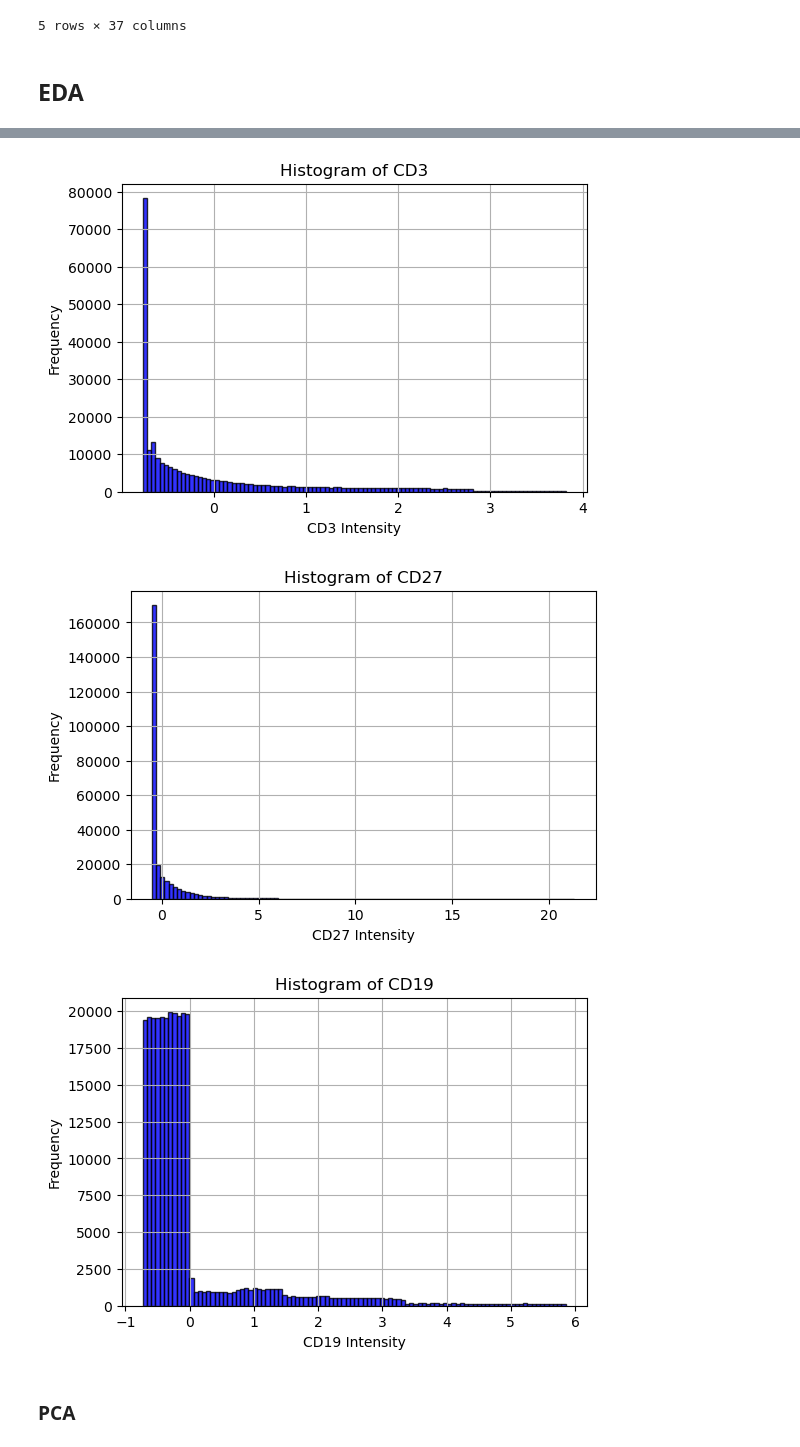
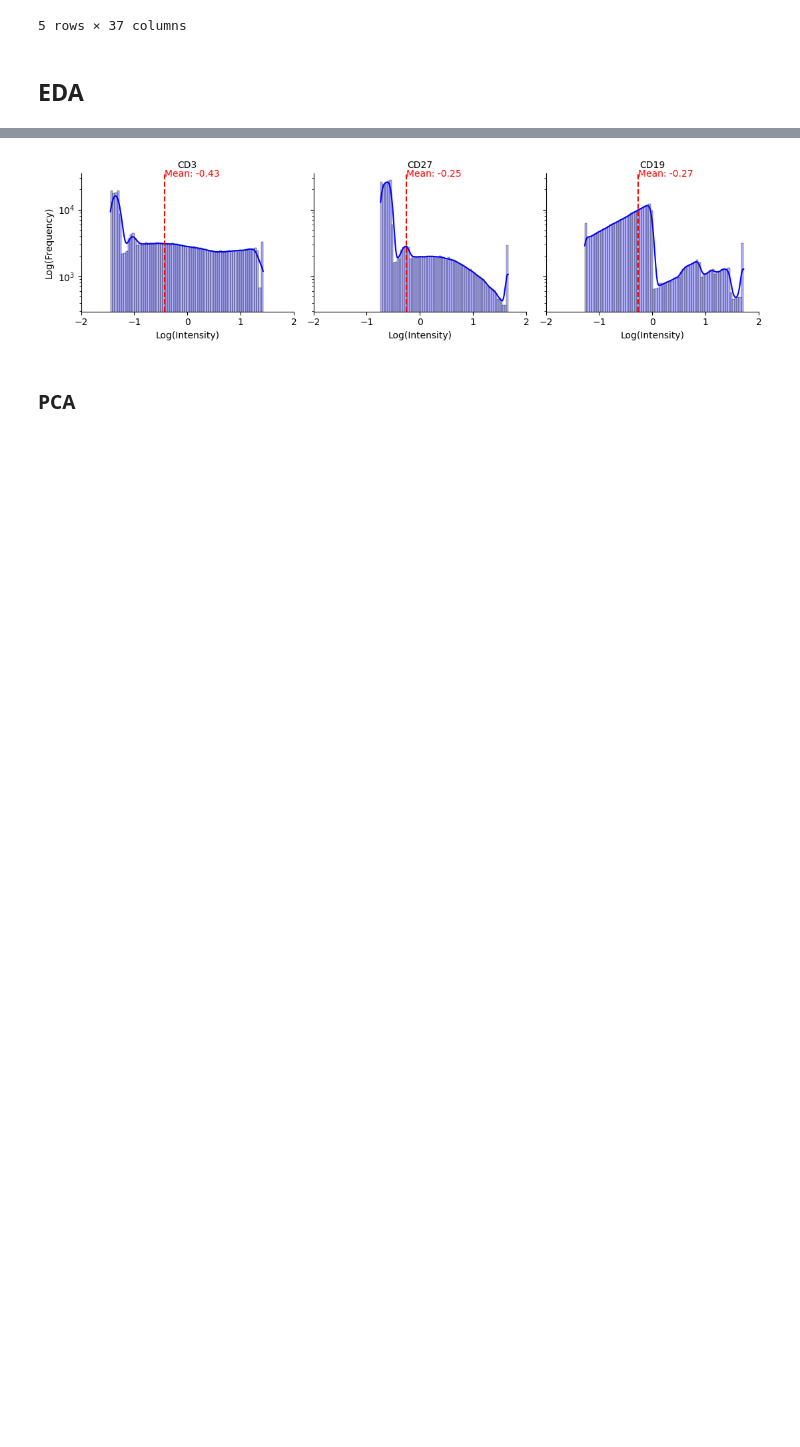
Before and after one commit to mehdimerbah/CellCNN, a Jupyter notebook: NK_sc_analysis.ipynb, the cells around one changed output, grey strips where cells are left out. Drawn from its saved outputs; the diff is of its cells as text; code cells hidden in the pictures; blank space fills up the shorter version.

Commit message:
modified marker histogram plotting

```diff
--- a/NK_sc_analysis.ipynb
+++ b/NK_sc_analysis.ipynb
@@ -96,21 +96,3 @@ data.head()
 5 rows × 37 columns
 # %% [markdown]
 ## EDA
-# %%
-%matplotlib inline
-import matplotlib.pyplot as plt
-
-# Plot histograms for selected markers
-select_markers = ['CD3', 'CD27', 'CD19']  # Replace with the marker names in your dataset
-
-def plot_hist(data, select_markers):
-    for marker in select_markers:
-        plt.figure(figsize=(6, 4))
-        plt.hist(data[marker], bins=100, alpha=0.8, color='blue', edgecolor='black')
-        plt.title(f'Histogram of {marker}')
-        plt.xlabel(f'{marker} Intensity')
-        plt.ylabel('Frequency')
-        plt.grid(True)
-        plt.show()
-
-plot_hist(data, select_markers)
@@ -123,11 +150,9 @@ plot_hist(data, select_markers)
 scaler = StandardScaler()
 scaled_data = scaler.fit_transform(data)
 # %%
-plot_hist(pd.DataFrame(scaled_data, columns=data.columns), select_markers)
+plot_hist(pd.DataFrame(scaled_data, columns=data.columns), markers)
 # %% [output]
-[figure, old version]
+[figure, new version]
-[figure, removed]
-[figure, removed]
 # %%
 def plot_density(embedding, method):
     # Extract the PCA components
```
Also changed, not shown: parts of 3 cells of this notebook.
